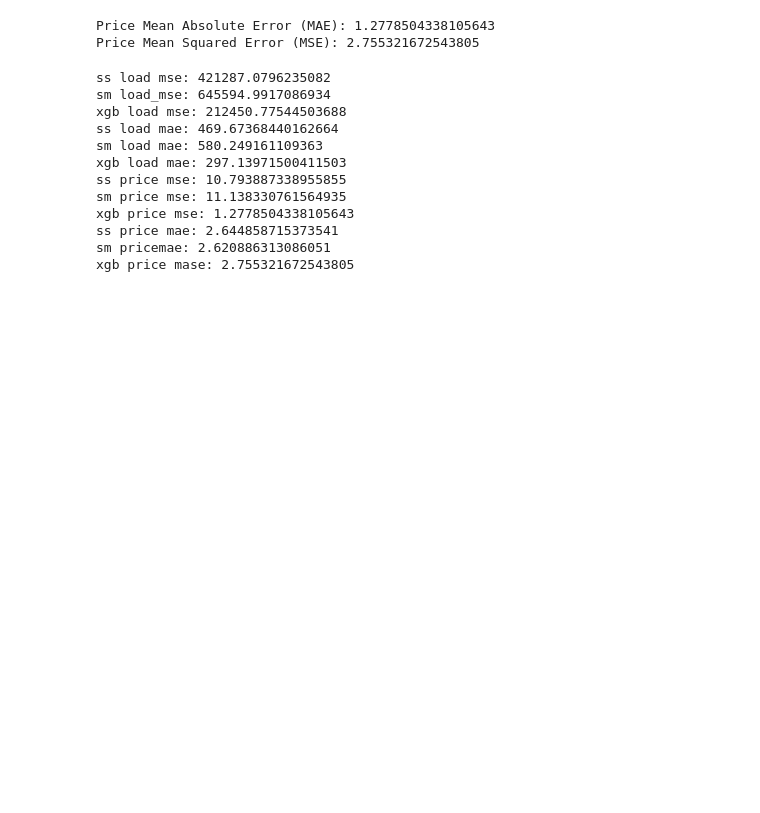
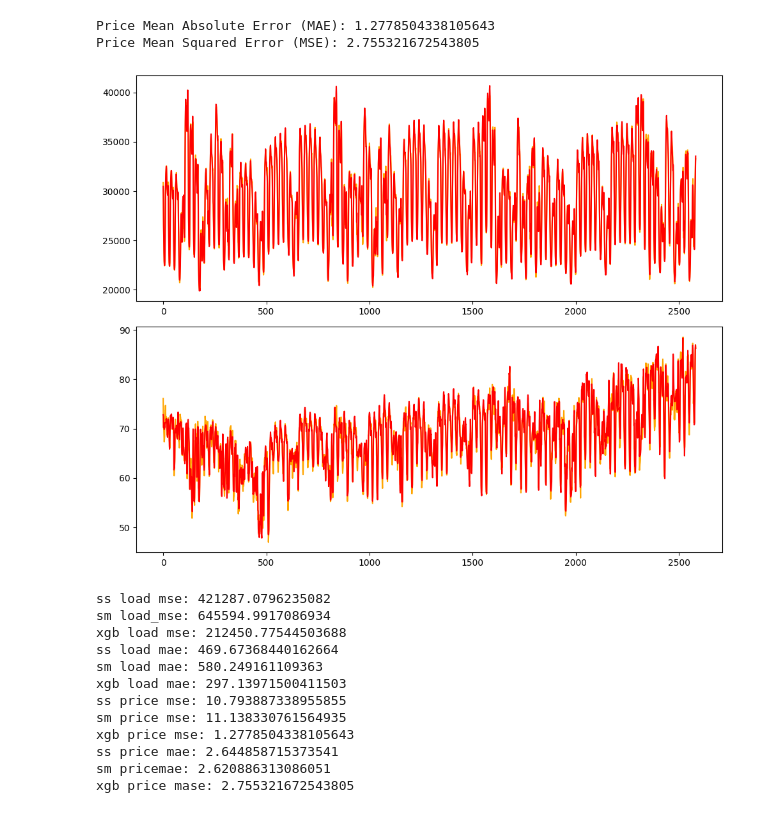
Before and after one commit to Jackson00Han/Time-Series-Training, a Jupyter notebook: Copy_of_multivariate_time_series.ipynb, the cells around one changed output. Drawn from its saved outputs; the diff is of its cells as text; code cells hidden in the pictures; blank space fills up the shorter version.

```diff
--- a/Copy_of_multivariate_time_series.ipynb
+++ b/Copy_of_multivariate_time_series.ipynb
@@ -1502,4 +1255,17 @@ print(f"Price Mean Squared Error (MSE): {xgb_price_mse}")
 # %% [output]
 Price Mean Absolute Error (MAE): 1.2778504338105643
 Price Mean Squared Error (MSE): 2.755321672543805
+# %%
+fig, axs = plt.subplots(2, 1, figsize=(10, 8))
+
+axs[0].plot(xgb_valid_load_prediction, label='Predicted Load', color='orange')
+axs[0].plot(xgb_valid_load, label='Actual Load', color='red')
+
+axs[1].plot(price_prediction, label='Predicted Price', color='orange')
+axs[1].plot(price_actual, label='Actual Price', color='red')
+
+plt.tight_layout()
+plt.show()
+# %% [output]
+[figure, added]
 # %%
```
Also changed, not shown: parts of 50 cells of this notebook.
